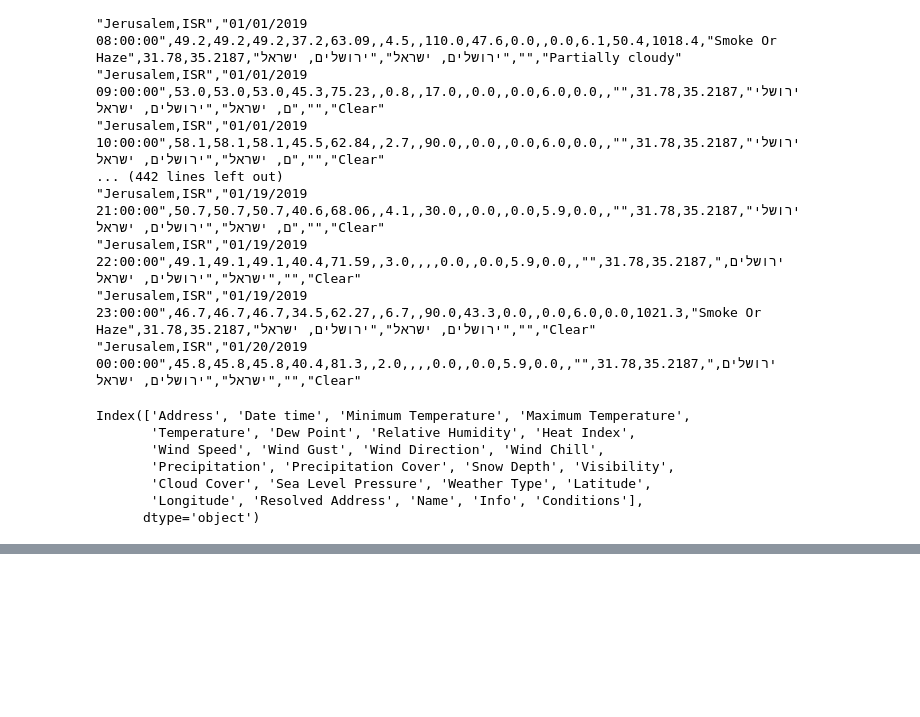
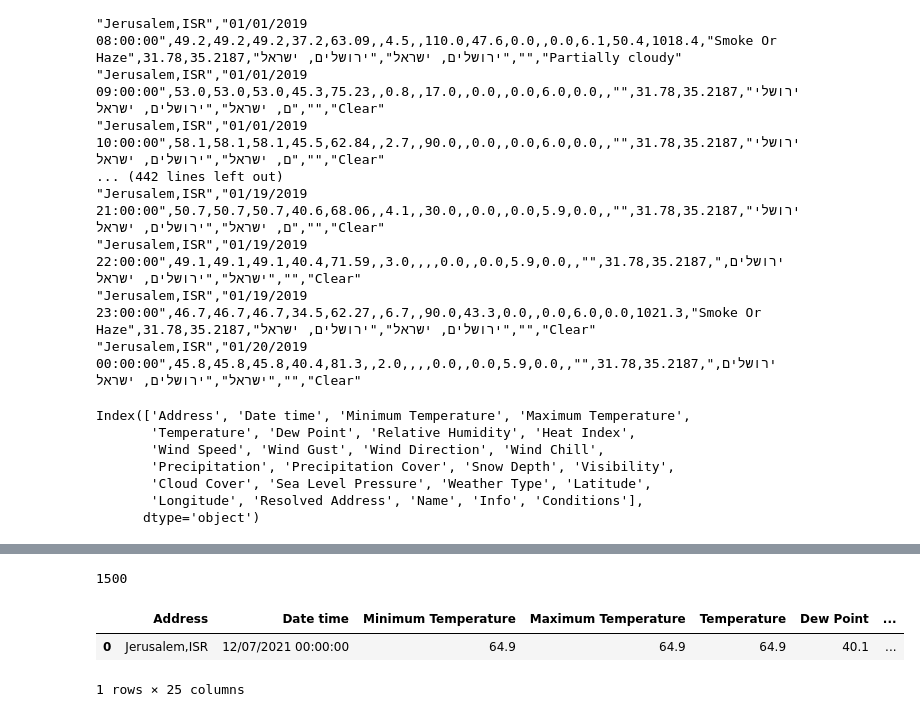
Before and after one commit to Harel-Amir/ML-FinalProject, a Jupyter notebook: Untitled.ipynb, the cells around one changed output, grey strips where cells are left out. Saved outputs shown, nothing was run; the diff lists cells and outputs as text; code cells hidden in the pictures; blank space fills up the shorter version.

```diff
--- a/Untitled.ipynb
+++ b/Untitled.ipynb
@@ -98,14 +84,18 @@ timeDelta = timedelta(days=20, hours=0)
 # %%
-def gatherHistoricalDataForKey(apiKey, startDate, timeDelta = timedelta(days=20, hours=0)):
+def gatherHistoricalDataForKey(apiKey, endDate, timeDelta = timedelta(days=19, hours=0)):
     url = "https://visual-crossing-weather.p.rapidapi.com/history"
     headers = {
         "X-RapidAPI-Key": apiKey,
         "X-RapidAPI-Host": "visual-crossing-weather.p.rapidapi.com"
     }
-    start = startDate
-    end = startDate - timeDelta
+    start = endDate - timeDelta
+    end = endDate
     dataFrames = []
     while True:
+        if (end <= date(1970, 1, 1)):
+            break
+        print(f'start iso format is: {start.isoformat()}')
+        print(f'end iso format is: {end.isoformat()}')
         querystring = {
             "startDateTime":f"{start.isoformat()}T00:00:00",
             "aggregateHours":"1",
@@ -119,19 +109,21 @@ def gatherHistoricalDataForKey(apiKey, startDate, timeDelta = timedelta(days=20,
         }
         response = requests.request("GET", url, headers=headers, params=querystring)
         if response.status_code != 200:
-            print(f'finished batch for key {apiKey} and found {len(dataFrames)} rows and finished on end date {end}')
+            print(f'finished batch for key {apiKey} and found {len(dataFrames)} rows and finished on end date {end} and responseCode is {response.status_code} content is {response.text}')
             break
         df = pd.read_csv(io.StringIO(response.content.decode('utf-8')))
         dataFrames.append(df)
-        start = end
-        end = end - timeDelta
+        end = start
+        start = end - timeDelta
+        time.sleep(1)
     return dataFrames, end
 # %%
+globalDataFrames = []
 def gatherHistory(apiKeys, startDate):
-    dataFrames = []
+    global globalDataFrames
     start = startDate
     for apiKey in apiKeys:
         currentBatchDataFrames, end = gatherHistoricalDataForKey(apiKey, start)
         start = end
-        dataFrames += currentBatchDataFrames
-    return dataFrames, end
+        globalDataFrames += currentBatchDataFrames
+    return globalDataFrames, end
@@ -147,4 +130,13 @@ apiKeys = [
+# %%
+apiKeys = [
+    "350f800d97msha11edd5e1256d86p15c244jsnaf83e262086c",
+    "ac36fb6edcmsh2fed17225b849d7p1e7455jsn0f6f1afcbedc",
+    "19f1fb5a8msh3e2535c56770492p19bd78jsn5cf57a6be0c0",
+    "893559011cmshe8f985b55c42320p14677cjsna586fac1ba6c",
+    "4b6263c210msh1c0ac4d560c2973p166415jsn8aa5f63b05ac",
+    "e9237210d7msh3d9de07a1b997ecp1777a0jsnc3d33ac8191d"
+]
 # %%
-startDate = date(2022, 12, 31)
+startDate = date(2023, 2, 20)
 dataFrames, endDate = gatherHistory(apiKeys, startDate)
 # %% [output]
@@ -151,0 +160,10 @@ finished batch for key ee4b02690dmsh4e632edeaf2345ap1ed767jsnfade736cc94b and fo
+# %%
+len(dataFrames)
+# %% [output]
+1500
+# %%
+dataFrames[21]
+# %% [output]
+|  | Address | Date time | Minimum Temperature | Maximum Temperature | Temperature | Dew Point | ... |
+| 0 | Jerusalem,ISR | 12/07/2021 00:00:00 | 64.9 | 64.9 | 64.9 | 40.1 | ... |
+1 rows × 25 columns
```
Also changed, not shown: parts of 12 cells of this notebook, 1 other file.
